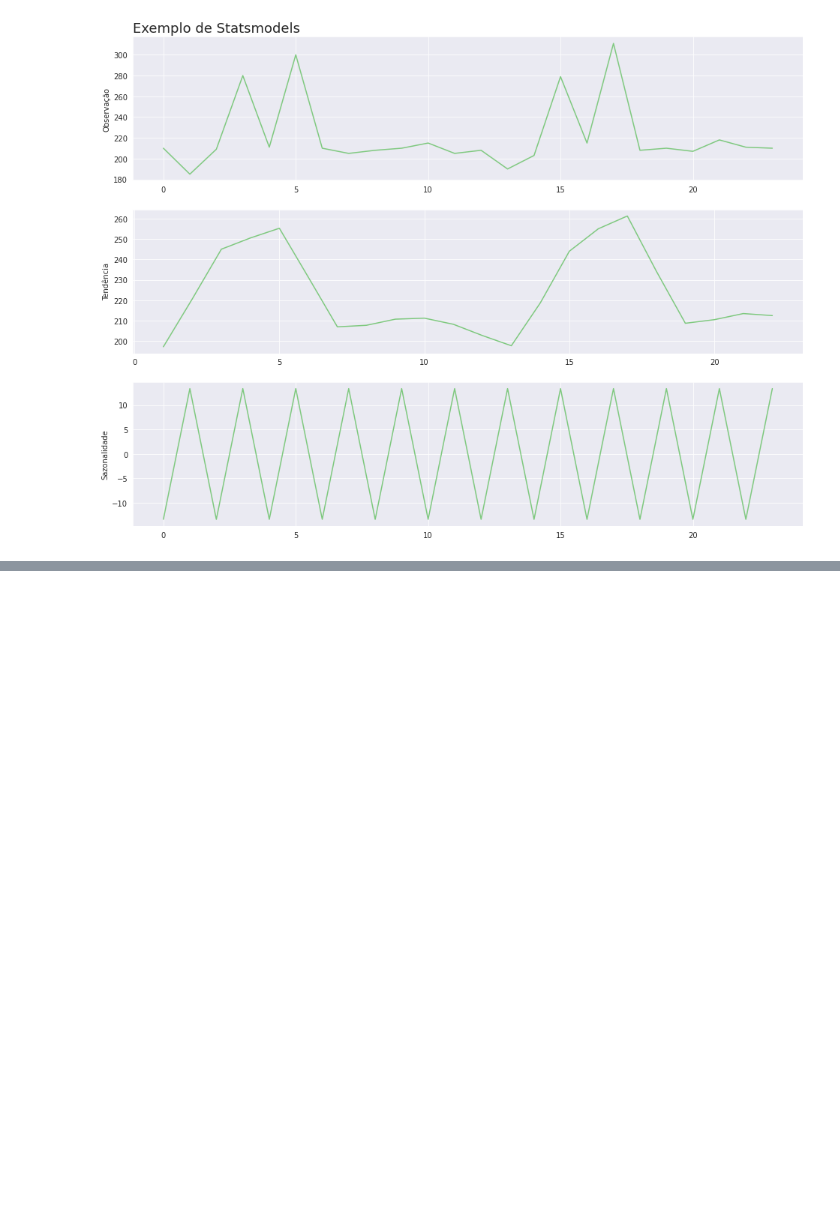
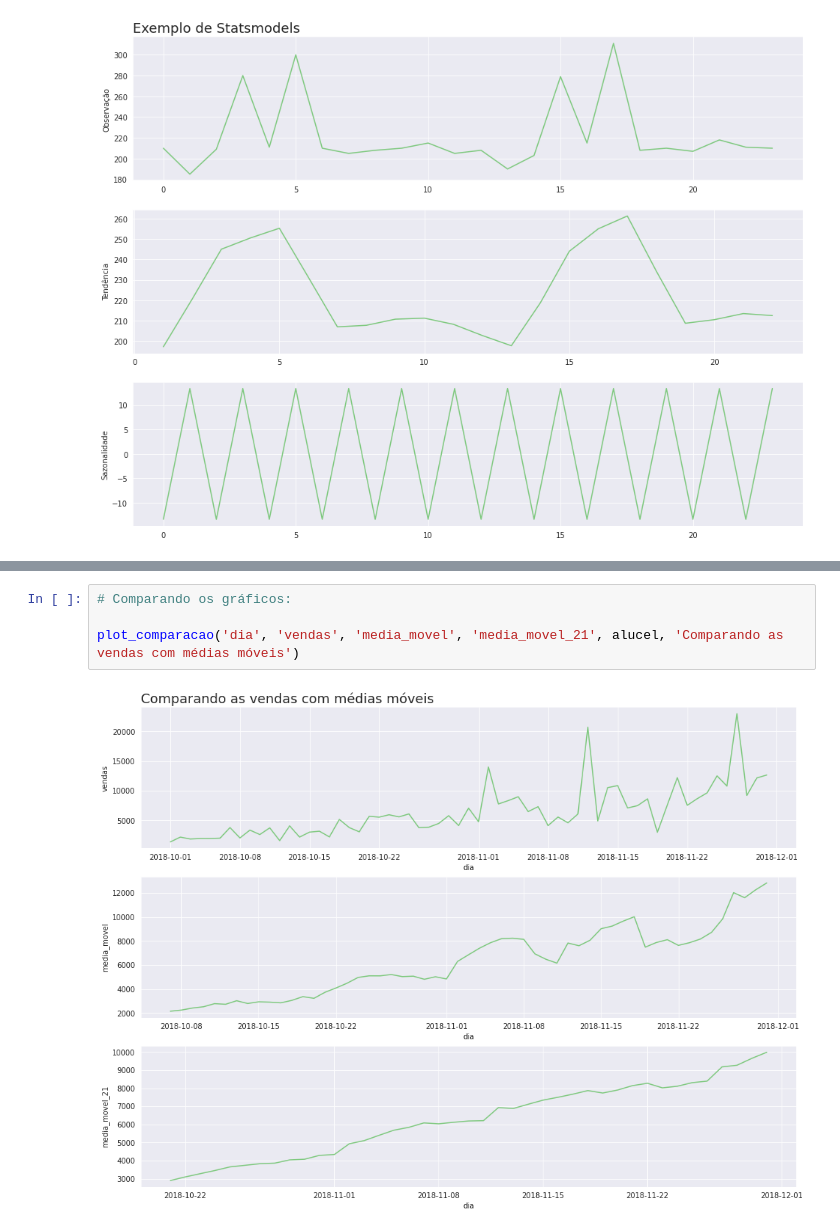
Before and after one commit to silsantos/Data-Science_Projects, a Jupyter notebook: Estatistica/Pratica6_series_temporais.ipynb, the cells around one changed output, grey strips where cells are left out. Cells and saved outputs as stored; diff of their text form; blank space fills up the shorter version.

```diff
--- a/Estatistica/Pratica6_series_temporais.ipynb
+++ b/Estatistica/Pratica6_series_temporais.ipynb
@@ -498,0 +590,6 @@ plot_comparacao(resultado.index, 'Observação', 'Tendência', 'Sazonalidade', r
+# %%
+# Comparando os gráficos:
+
+plot_comparacao('dia', 'vendas', 'media_movel', 'media_movel_21', alucel, 'Comparando as vendas com médias móveis')
+# %% [output]
+[figure, added]
```
Also changed, not shown: parts of 14 cells of this notebook.
